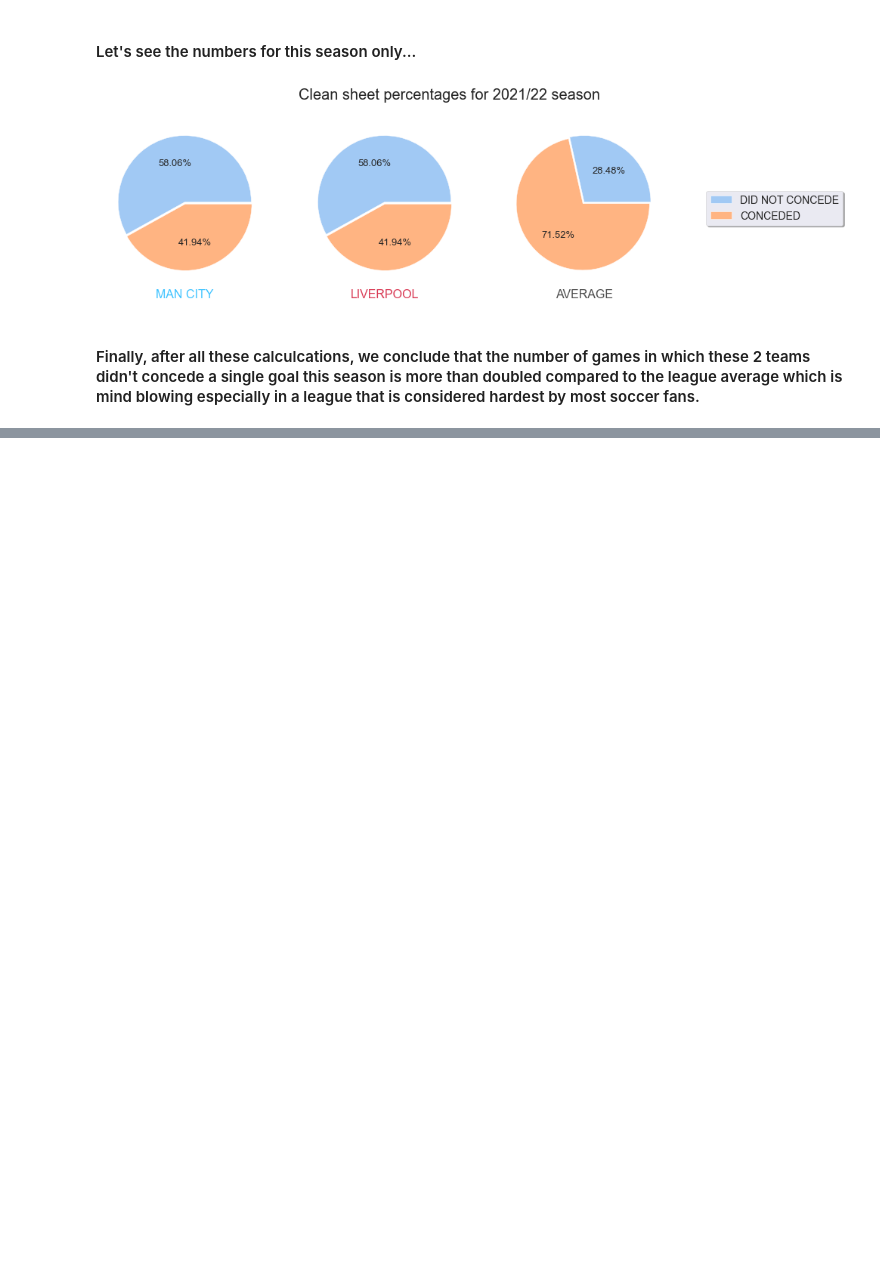
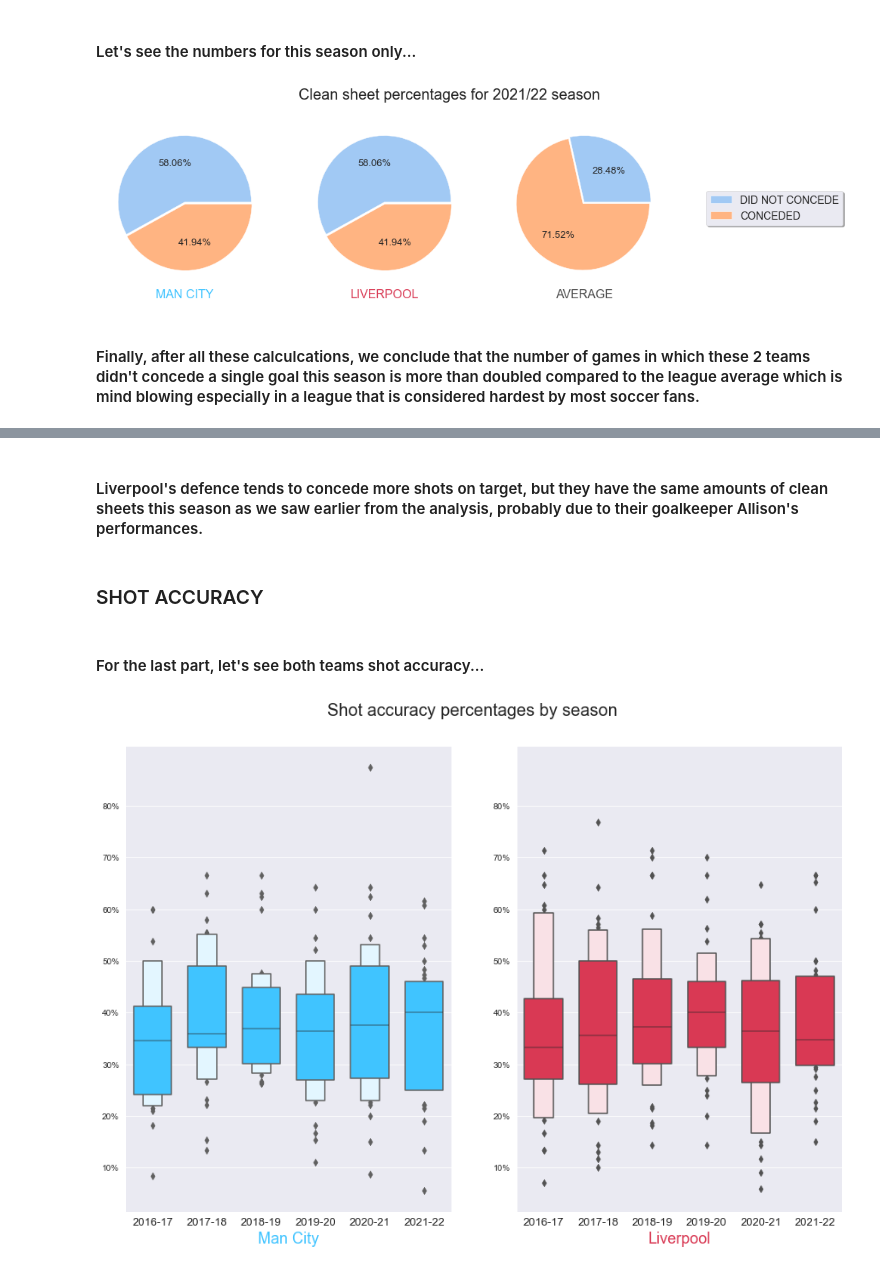
Before and after one commit to bajcula/soccerdata, a Jupyter notebook: Liverpool_VS_Man_City_VS_Rest_of_the_PL.ipynb, the cells around one changed output, grey strips where cells are left out. Cells and saved outputs as stored; diff of their text form; code cells hidden in the pictures; blank space fills up the shorter version.

```diff
--- a/Liverpool_VS_Man_City_VS_Rest_of_the_PL.ipynb
+++ b/Liverpool_VS_Man_City_VS_Rest_of_the_PL.ipynb
@@ -1011,0 +1008,57 @@ plt.show()
+# %% [markdown]
+#### Liverpool's defence tends to concede more shots on target, but they have the same amounts of clean sheets this season as we saw earlier from the analysis, probably due to their goalkeeper Allison's performances.
+# %% [markdown]
+### SHOT ACCURACY
+# %% [markdown]
+#### For the last part, let's see both teams shot accuracy...
+# %%
+def acc_func_liv(x):
+    if x['home_team'] == 'Liverpool':
+        return x['home_team_shots_on_target'] / x['home_team_shots']
+    else:
+        return x['away_team_shots_on_target'] / x['away_team_shots']
+
+def acc_func_city(x):
+    if x['home_team'] == 'Man City':
+        return x['home_team_shots_on_target'] / x['home_team_shots']
+    else:
+        return x['away_team_shots_on_target'] / x['away_team_shots']
+# %%
+liv['shot_acc'] = liv.apply(acc_func_liv, axis=1)
+city['shot_acc'] = city.apply(acc_func_city, axis=1)
+# %%
+plt.figure(figsize=(15,10))
+plt.suptitle('Shot accuracy percentages by season', fontsize=20, y=0.95)
+
+ax = plt.subplot(1,2,1)
+sns.boxenplot(
+    data=city,
+    y='shot_acc',
+    x='season',
+    color=city_color,
+    saturation=1,
+    width=0.7
+)
+plt.ylabel('')
+plt.xticks(fontsize=13)
+plt.xlabel('Man City', color=city_color, fontsize=18)
+ax.set_yticks([0.1,0.2,0.3,0.4,0.5,0.6,0.7,0.8])
+ax.set_yticklabels(['10%','20%','30%','40%','50%','60%','70%','80%'])
+
+plt.subplot(1,2,2, sharey=ax)
+sns.boxenplot(
+    data=liv,
+    y='shot_acc',
+    x='season',
+    color=liv_color,
+    saturation=1,
+    width=0.7
+)
+plt.ylabel('')
+plt.xticks(fontsize=13)
+plt.xlabel('Liverpool', color=liv_color, fontsize=18)
+
+
+plt.show()
+# %% [output]
+[figure, added]
```
Also changed, not shown: parts of 63 cells of this notebook.
